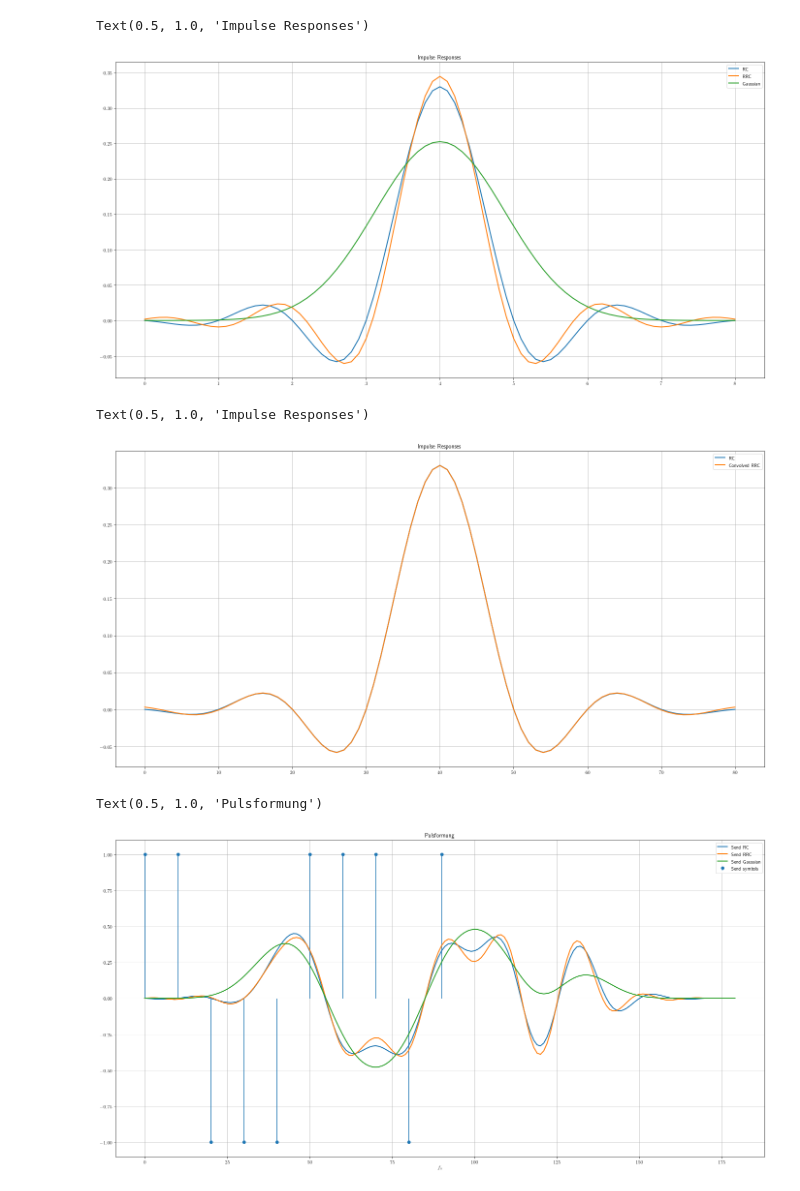
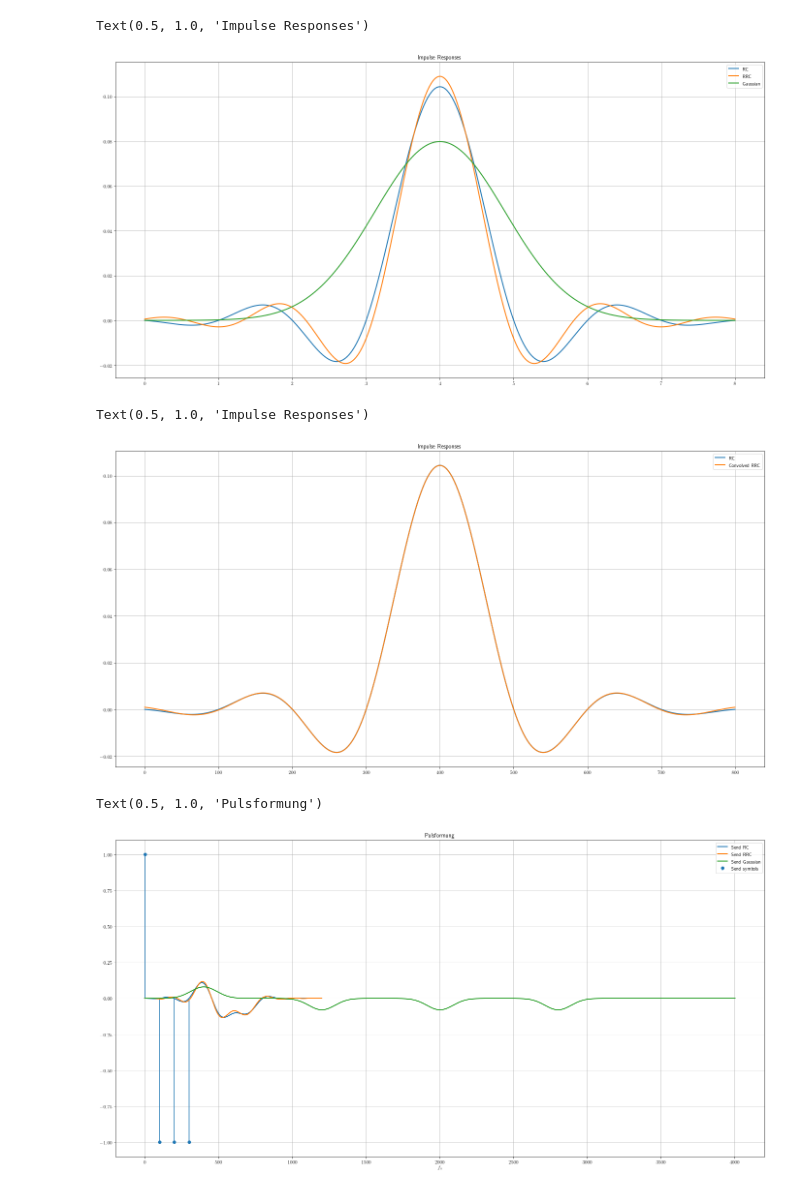
Before and after one commit to domrim/bachelorarbeit-code, a Jupyter notebook: jupyter-notebooks/tests.ipynb, the cells around one changed output. Saved outputs shown, nothing was run; the diff lists cells and outputs as text; code cells hidden in the pictures.

Commit message:
[CHG] Tests now with signal-gen function. Modulation is now a dict.
Further on: Bigger upsampling, less symbols per filter, updated images

```diff
--- a/jupyter-notebooks/tests.ipynb
+++ b/jupyter-notebooks/tests.ipynb
@@ -20,7 +20,7 @@ plt.rc('text', usetex=True)
 # %%
 # parameters of the filters
 f_symbol = 1.0  # sample rate (Baud)
-n_up = 10 # samples per symbol (>1 => oversampling)
+n_up = 100 # samples per symbol (>1 => oversampling)
 
 r_rc = .33
 r_rrc = .33
@@ -43,7 +43,7 @@ plt.legend( loc='upper right' )
 plt.title( 'Impulse Responses' )
 # %% [output]
 Text(0.5, 1.0, 'Impulse Responses')
-[figure, old version]
+[figure, new version]
 # %%
 # Comparison of convolved rrc with rc
 
@@ -63,37 +63,33 @@ plt.legend( loc='upper right' )
 plt.title( 'Impulse Responses' )
 # %% [output]
 Text(0.5, 1.0, 'Impulse Responses')
-[figure, old version]
+[figure, new version]
 # %%
 # modulation scheme and constellation points
 M = 2
-constellation_points = [ -1, 1 ]
+modulation = {'0': -1, '1': 1}
 
-n_symbol = 10  # number of symbols
+n_symbol = 4  # number of symbols
 
 # Signalfolge generieren
-send_bits = np.random.randint(M, size=n_symbol)
-send_symbols = [ constellation_points[bit] for bit in send_bits ]
+send_bits = np.random.choice([symbol for symbol in modulation.keys()], size=n_symbol)
 
-send_symbols_up = np.zeros( n_symbol * n_up )
-send_symbols_up[ : : n_up ] = send_symbols
-
-send_rc = np.convolve(rc, send_symbols_up)
-send_rrc = np.convolve(rrc, send_symbols_up)
-send_gaussian = np.convolve(gaussian, send_symbols_up)
+send_rc = split_step_fourier.generate_signal(modulation, send_bits, rc, syms_per_filt)
+send_rrc = split_step_fourier.generate_signal(modulation, send_bits, rrc, syms_per_filt)
+send_gaussian = split_step_fourier.generate_signal(modulation, send_bits, gaussian, 0)
 
 matplotlib.rc('figure', figsize=(24, 12) )
 
 plt.plot( send_rc, linewidth=2.0, label='Send RC' )
 plt.plot( send_rrc, linewidth=2.0, label='Send RRC' )
 plt.plot( send_gaussian, linewidth=2.0, label='Send Gaussian' )
-plt.stem( np.arange(n_symbol*n_up, step=n_up), send_symbols, label='Send symbols', use_line_collection=True, basefmt=' ')
+plt.stem( np.arange(n_symbol*n_up, step=n_up), [ modulation[str(symbol)] for symbol in send_bits ], label='Send symbols', use_line_collection=True, basefmt=' ')
 
 plt.grid( True )
 plt.ylim(-1.1, 1.1)
 plt.xlabel('$f_s$')
 plt.legend( loc='upper right' )
 plt.title( 'Pulsformung' )
 # %% [output]
 Text(0.5, 1.0, 'Pulsformung')
-[figure, old version]
+[figure, new version]
```
Also changed, not shown: 1 other file.
